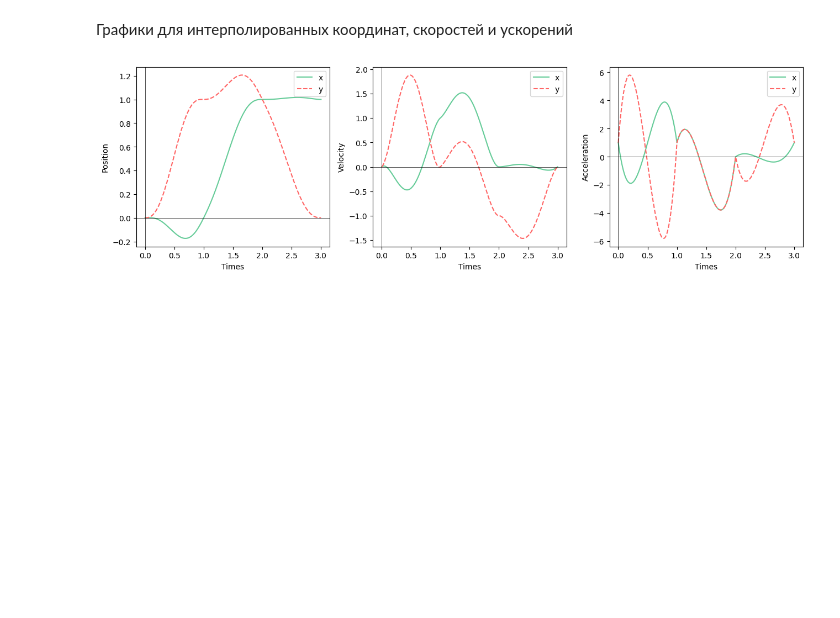
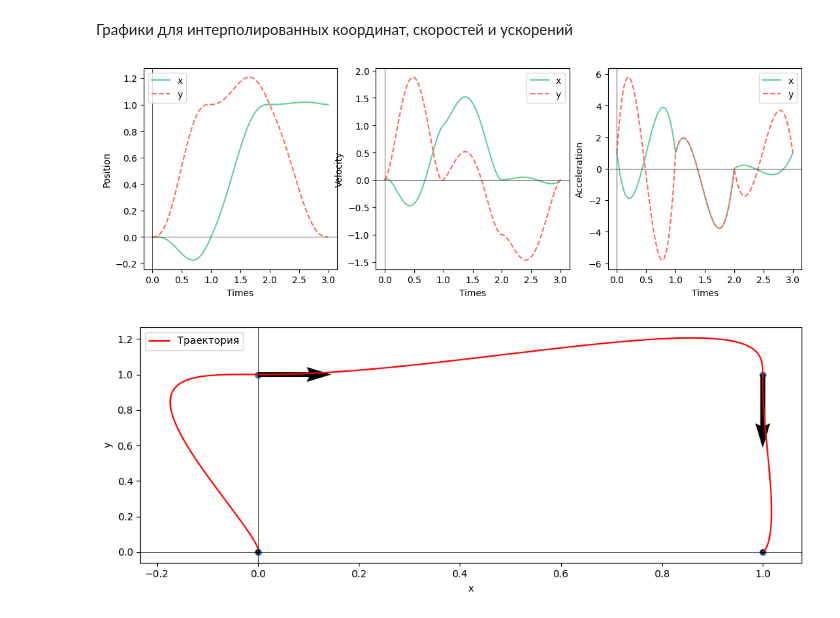
Before and after one commit to mark47B/MIP-project, a Jupyter notebook: Interpolation_MIP_HOROSHO.ipynb, the cells around one changed output. Drawn from its saved outputs; the diff is of its cells as text; code cells hidden in the pictures; blank space fills up the shorter version.

```diff
--- a/Interpolation_MIP_HOROSHO.ipynb
+++ b/Interpolation_MIP_HOROSHO.ipynb
@@ -110,9 +142,9 @@ fig, axis = plt.subplots(1, 2, figsize=(10, 4))
 
 y_labels = ('Position','Velocity')
 
-x = InterLine(color='#6c9',linestyle='solid',name='x', time_cofs=a_x)
-y = InterLine(color='#f66',linestyle='dashed',name='y', time_cofs=a_y)
-lines = (x,y)
+x_interline = InterLine(color='#6c9',linestyle='solid',name='x', time_cofs=a_x)
+y_interline = InterLine(color='#f66',linestyle='dashed',name='y', time_cofs=a_y)
+lines = (x_interline, y_interline)
 
 fnc_list = (poly, get_dpoly)
 
@@ -127,6 +159,18 @@ for fnc, ax, y_label in zip(fnc_list, axis, y_labels):
   ax.legend()
 
 
+trj = Trajectory_line(color='red', name='Траектория', time_cofs_x = a_x, time_cofs_y = a_y, key_x = x, key_y = y, time = t)
+fig, axis = plt.subplots(1, 1, figsize=(10, 4))
+
+trj.plot(axis)
+axis.quiver(x, y, v_x, v_y)
+
+axis.axhline(0, color='black', linewidth=0.5)
+axis.axvline(0, color='black', linewidth=0.5)
+axis.set_xlabel('x')
+axis.set_ylabel('y')
+axis.legend()
+
 plt.tight_layout()
 plt.show()
 # %% [output]
@@ -273,26 +318,40 @@ c_y = get_interpolation_cof_5(t, y, v_y, a_y)
 # %%
 fig, axis = plt.subplots(1, 3, figsize=(13, 4))
 
 y_labels = ('Position','Velocity', 'Acceleration')
 
-x = InterLine(color='#6c9',linestyle='solid',name='x', time_cofs=c_x)
-y = InterLine(color='#f66',linestyle='dashed',name='y', time_cofs=c_y)
+x_interLine = InterLine(color='#6c9',linestyle='solid',name='x', time_cofs=c_x)
+y_interLine = InterLine(color='#f66',linestyle='dashed',name='y', time_cofs=c_y)
 
-lines = (x, y)
+lines = (x_interLine, y_interLine)
 
 fnc_list = (poly, get_dpoly, get_ddpoly)
 
 for fnc, ax, y_label in zip(fnc_list, axis, y_labels):
   for line in lines:
     line.plot(ax, t, fnc)
-
   ax.axhline(0, color='black', linewidth=0.5)
   ax.axvline(0, color='black', linewidth=0.5)
   ax.set_xlabel('Times')
   ax.set_ylabel(y_label)
   ax.legend()
 
+
+trj = Trajectory_line(color='red', name='Траектория', time_cofs_x = c_x, time_cofs_y = c_y, key_x = x, key_y = y, time = t)
+fig, axis = plt.subplots(1, 1, figsize=(10, 4))
+
+trj.plot(axis)
+axis.quiver(x, y, v_x, v_y)
+
+axis.axhline(0, color='black', linewidth=0.5)
+axis.axvline(0, color='black', linewidth=0.5)
+axis.set_xlabel('x')
+axis.set_ylabel('y')
+axis.legend()
+
+
 plt.tight_layout()
 plt.show()
 # %% [output]
-[figure, old version]
+[figure, new version]
+[figure, added]
```
Also changed, not shown: parts of 2 cells of this notebook.
